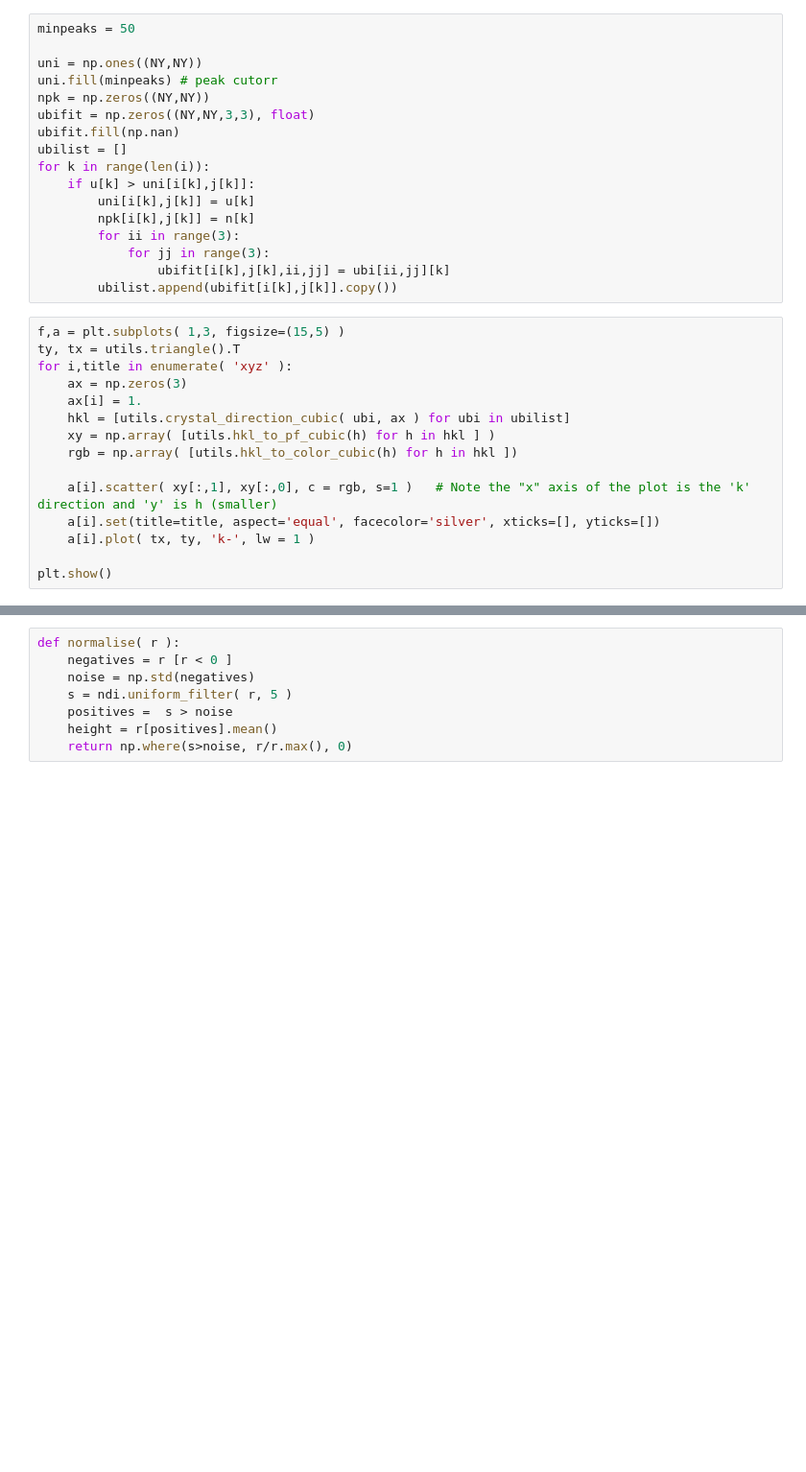
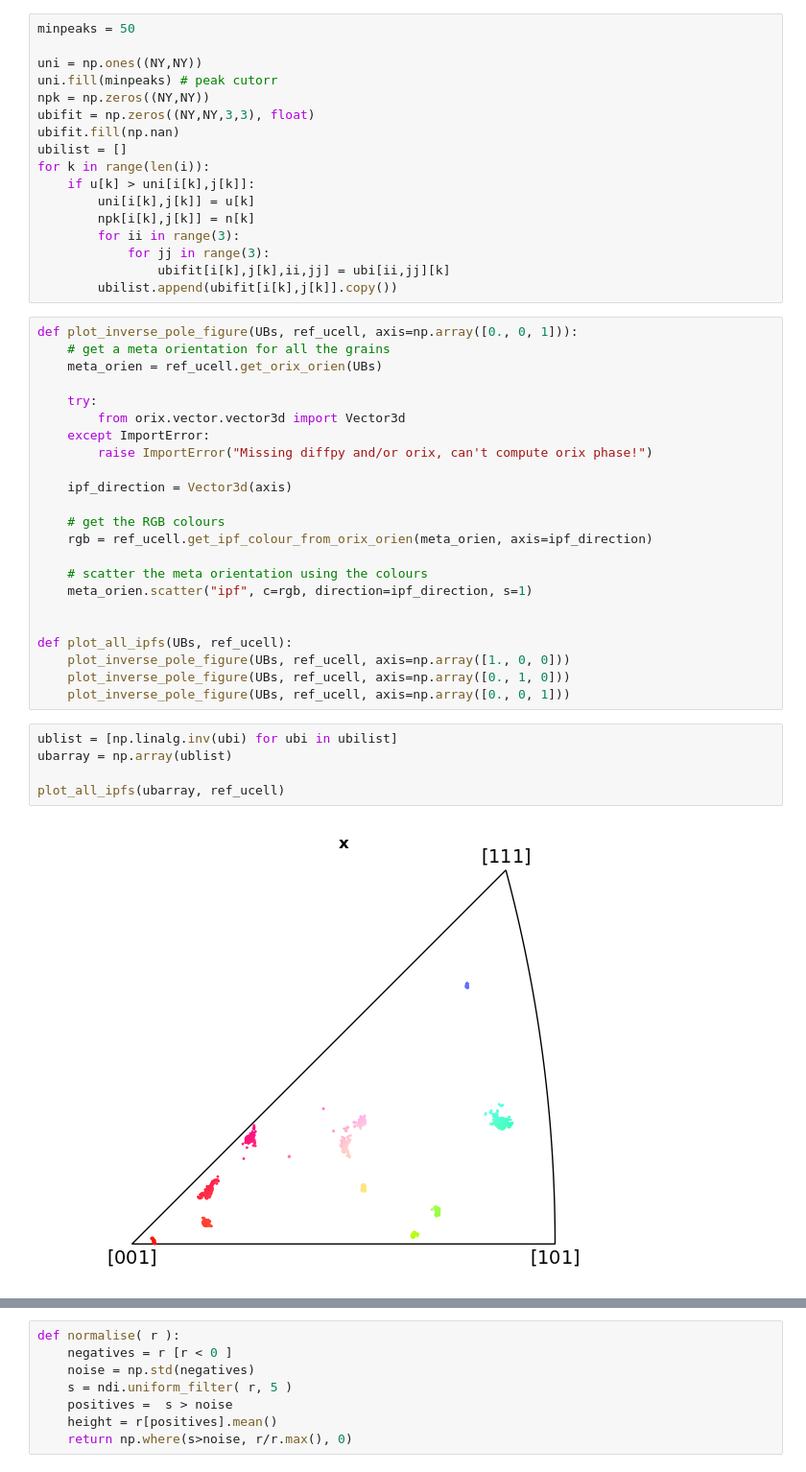
Before and after one commit to FABLE-3DXRD/ImageD11, a Jupyter notebook: ImageD11/nbGui/S3DXRD/4_S3DXRD_view_PBP.ipynb, the cells around one changed output, grey strips where cells are left out. Shown at 96% size. Drawn from its saved outputs; the diff is of its cells as text; blank space fills up the shorter version.

```diff
--- a/ImageD11/nbGui/S3DXRD/4_S3DXRD_view_PBP.ipynb
+++ b/ImageD11/nbGui/S3DXRD/4_S3DXRD_view_PBP.ipynb
@@ -88,18 +118,33 @@ for k in range(len(i)):
             for jj in range(3):
                 ubifit[i[k],j[k],ii,jj] = ubi[ii,jj][k]
         ubilist.append(ubifit[i[k],j[k]].copy())
-# %%
-f,a = plt.subplots( 1,3, figsize=(15,5) )
-ty, tx = utils.triangle().T
-for i,title in enumerate( 'xyz' ):
-    ax = np.zeros(3)
-    ax[i] = 1.
-    hkl = [utils.crystal_direction_cubic( ubi, ax ) for ubi in ubilist]
-    xy = np.array( [utils.hkl_to_pf_cubic(h) for h in hkl ] )
-    rgb = np.array( [utils.hkl_to_color_cubic(h) for h in hkl ])
-
-    a[i].scatter( xy[:,1], xy[:,0], c = rgb, s=1 )   # Note the "x" axis of the plot is the 'k' direction and 'y' is h (smaller)
-    a[i].set(title=title, aspect='equal', facecolor='silver', xticks=[], yticks=[])
-    a[i].plot( tx, ty, 'k-', lw = 1 )
-
-plt.show()
+# %%
+def plot_inverse_pole_figure(UBs, ref_ucell, axis=np.array([0., 0, 1])):
+    # get a meta orientation for all the grains
+    meta_orien = ref_ucell.get_orix_orien(UBs)
+
+    try:
+        from orix.vector.vector3d import Vector3d
+    except ImportError:
+        raise ImportError("Missing diffpy and/or orix, can't compute orix phase!")
+
+    ipf_direction = Vector3d(axis)
+
+    # get the RGB colours
+    rgb = ref_ucell.get_ipf_colour_from_orix_orien(meta_orien, axis=ipf_direction)
+
+    # scatter the meta orientation using the colours
+    meta_orien.scatter("ipf", c=rgb, direction=ipf_direction, s=1)
+
+
+def plot_all_ipfs(UBs, ref_ucell):
+    plot_inverse_pole_figure(UBs, ref_ucell, axis=np.array([1., 0, 0]))
+    plot_inverse_pole_figure(UBs, ref_ucell, axis=np.array([0., 1, 0]))
+    plot_inverse_pole_figure(UBs, ref_ucell, axis=np.array([0., 0, 1]))
+# %%
+ublist = [np.linalg.inv(ubi) for ubi in ubilist]
+ubarray = np.array(ublist)
+
+plot_all_ipfs(ubarray, ref_ucell)
+# %% [output]
+[figure, added]
```
Also changed, not shown: parts of 9 cells of this notebook, 12 other files.
